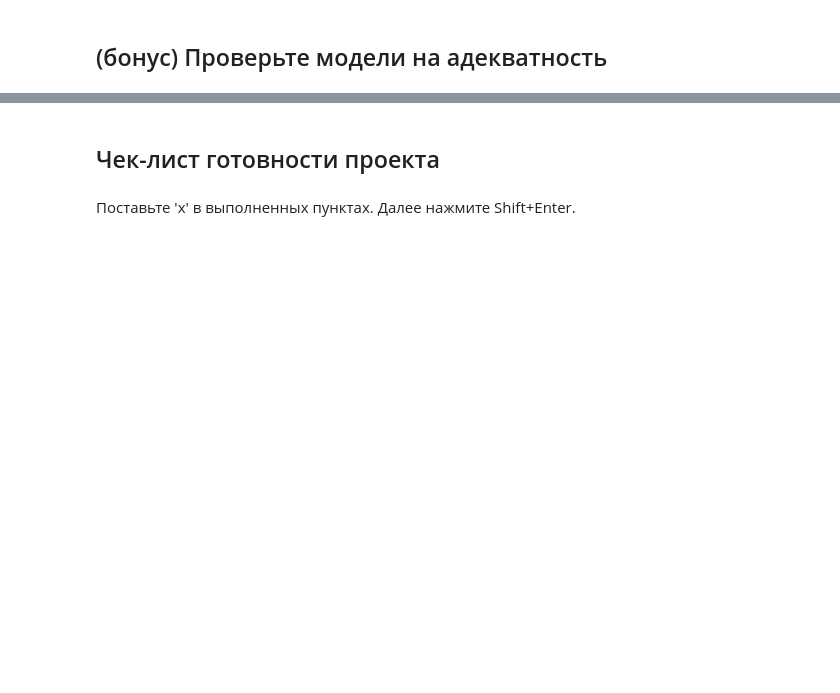
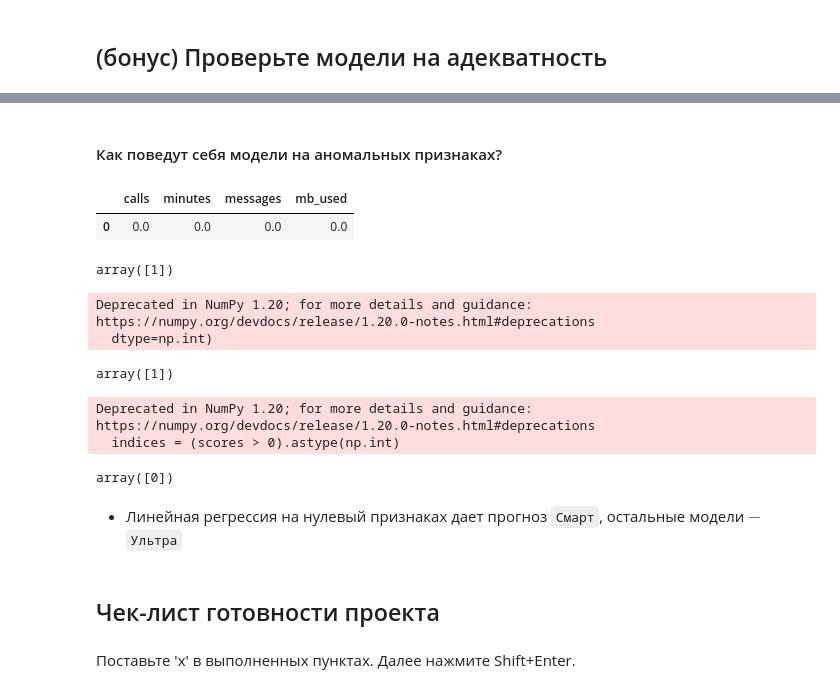
Before and after one commit to mbelveder/praktikum, a Jupyter notebook: 6_megaline_ml/megaline_ml.ipynb, the cells around one changed output, grey strips where cells are left out. Drawn from its saved outputs; the diff is of its cells as text; code cells hidden in the pictures; blank space fills up the shorter version.

```diff
--- a/5_megaline_ml/megaline_ml.ipynb
+++ b/6_megaline_ml/megaline_ml.ipynb
@@ -250,3 +405,32 @@ Deprecated in NumPy 1.20; for more details and guidance: https://numpy.org/devdo
+# %% [markdown]
+#### Как поведут себя модели на аномальных признаках?
+# %%
+ulta_medians[:] = 0
+
+sanity_features = ulta_medians
+
+sanity_features
+# %% [output]
+|  | calls | minutes | messages | mb_used |
+| 0 | 0.0 | 0.0 | 0.0 | 0.0 |
+# %%
+best_dt_model.predict(sanity_features)
+# %% [output]
+array([1])
+# %%
+best_rf_model.predict(sanity_features)
+# %% [output]
+Deprecated in NumPy 1.20; for more details and guidance: https://numpy.org/devdocs/release/1.20.0-notes.html#deprecations
+  dtype=np.int)
+array([1])
+# %%
+lr_model.predict(sanity_features)
+# %% [output]
+Deprecated in NumPy 1.20; for more details and guidance: https://numpy.org/devdocs/release/1.20.0-notes.html#deprecations
+  indices = (scores > 0).astype(np.int)
+array([0])
+# %% [markdown]
+- Линейная регрессия на нулевый признаках дает прогноз `Смарт`, остальные модели $-$ `Ультра`
 # %% [markdown]
 ## Чек-лист готовности проекта
 # %% [markdown]
```
Also changed, not shown: parts of 18 cells of this notebook, 5 other files.
